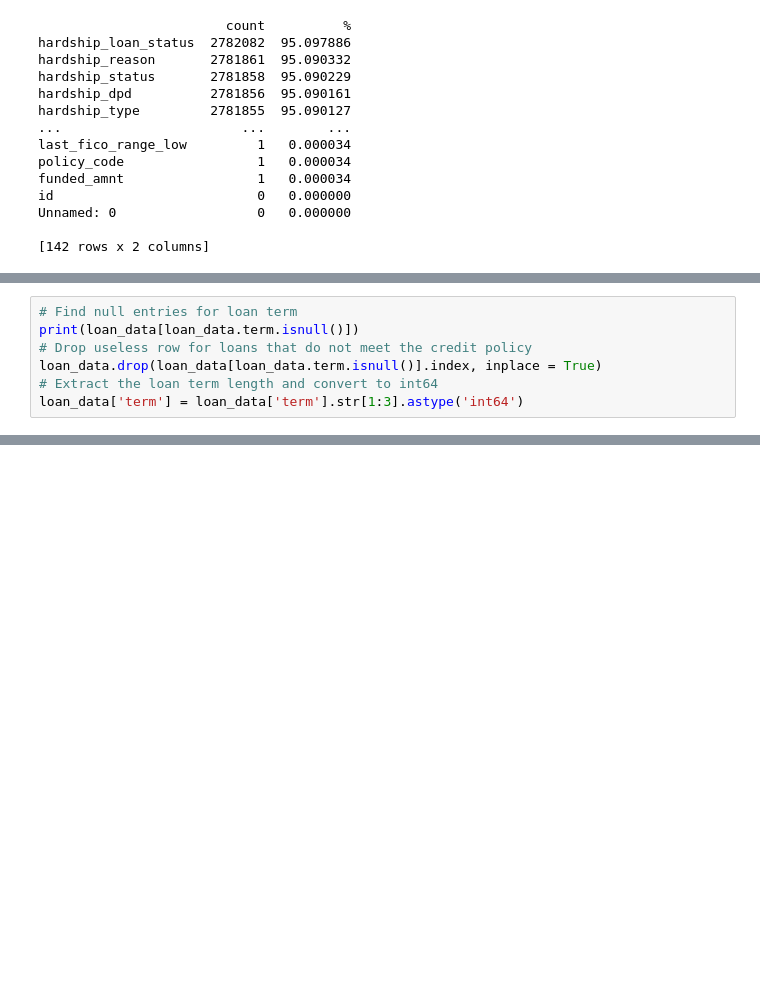
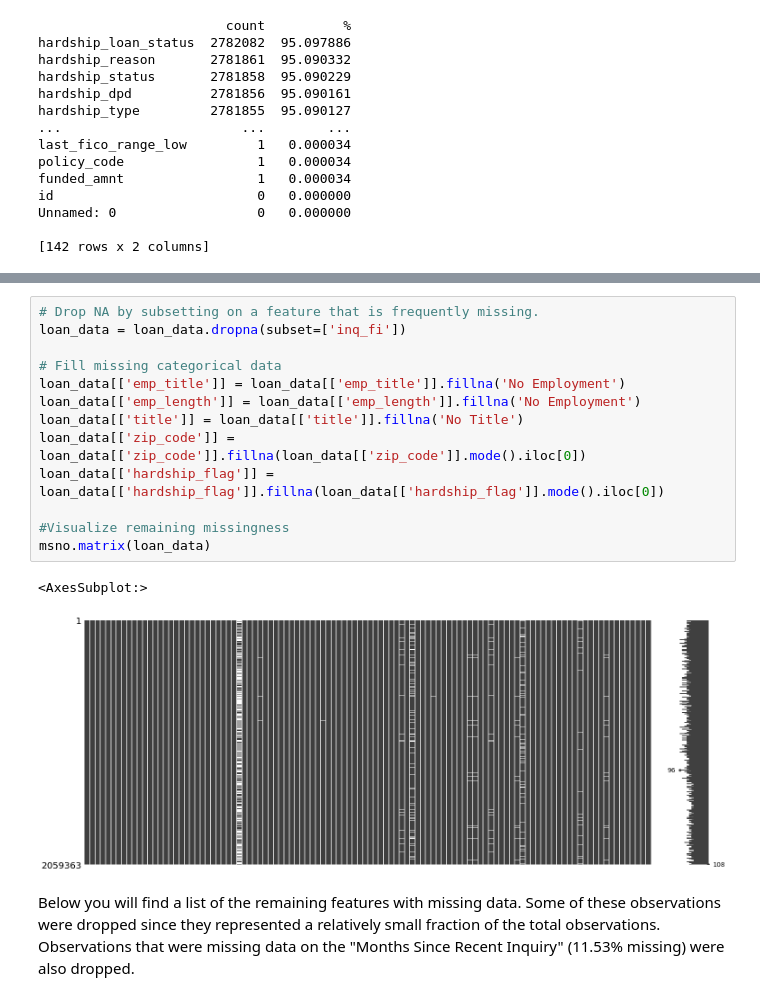
Before and after one commit to CompleteAlgoTrader/Springboard, a Jupyter notebook: notebooks/02 Data Wrangling - Lending Club Loan Default Rate.ipynb, the cells around one changed output, grey strips where cells are left out. Drawn from its saved outputs; the diff is of its cells as text; blank space fills up the shorter version.

```diff
--- a/notebooks/02 Data Wrangling - Lending Club Loan Default Rate.ipynb
+++ b/notebooks/02 Data Wrangling - Lending Club Loan Default Rate.ipynb
@@ -129,7 +141,0 @@ The loan duration ('term' feature) is a str object. It would be better to have t
-# %%
-# Find null entries for loan term
-print(loan_data[loan_data.term.isnull()])
-# Drop useless row for loans that do not meet the credit policy
-loan_data.drop(loan_data[loan_data.term.isnull()].index, inplace = True)
-# Extract the loan term length and convert to int64
-loan_data['term'] = loan_data['term'].str[1:3].astype('int64')
@@ -412,0 +144,18 @@ loan_data
+# %%
+# Drop NA by subsetting on a feature that is frequently missing.
+loan_data = loan_data.dropna(subset=['inq_fi'])
+
+# Fill missing categorical data
+loan_data[['emp_title']] = loan_data[['emp_title']].fillna('No Employment')
+loan_data[['emp_length']] = loan_data[['emp_length']].fillna('No Employment')
+loan_data[['title']] = loan_data[['title']].fillna('No Title')
+loan_data[['zip_code']] = loan_data[['zip_code']].fillna(loan_data[['zip_code']].mode().iloc[0])
+loan_data[['hardship_flag']] = loan_data[['hardship_flag']].fillna(loan_data[['hardship_flag']].mode().iloc[0])
+
+#Visualize remaining missingness
+msno.matrix(loan_data)
+# %% [output]
+<AxesSubplot:>
+[figure, added]
+# %% [markdown]
+Below you will find a list of the remaining features with missing data. Some of these observations were dropped since they represented a relatively small fraction of the total observations. Observations that were missing data on the "Months Since Recent Inquiry" (11.53% missing) were also dropped.
```
Also changed, not shown: parts of 57 cells of this notebook.
